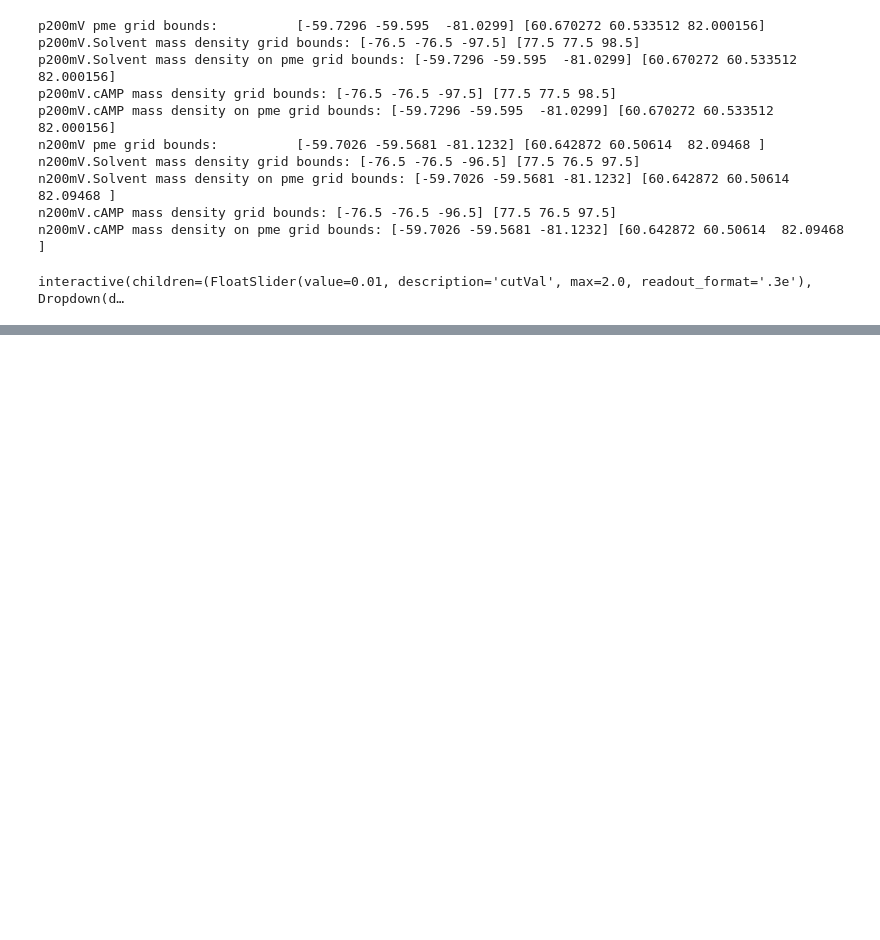
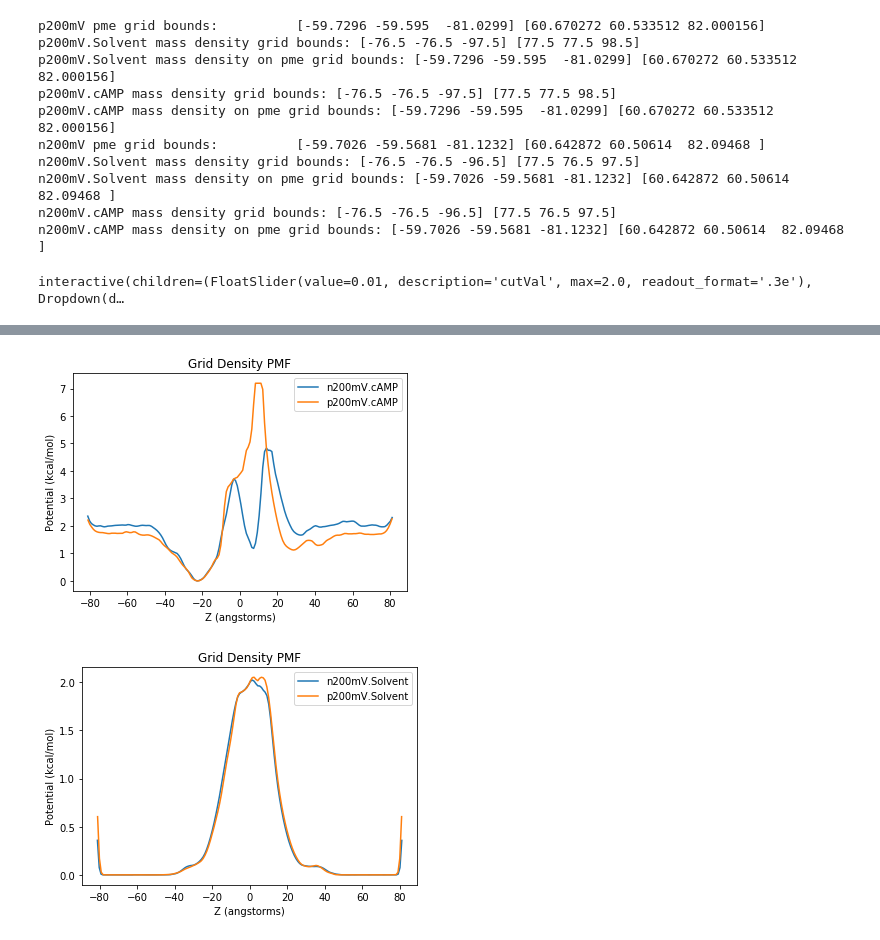
Before and after one commit to wesleymsmith/CX26_PME_Analysis, a Jupyter notebook: PME_Analysis_Notebook.ipynb, the cells around one changed output, grey strips where cells are left out. Drawn from its saved outputs; the diff is of its cells as text; code cells hidden in the pictures; blank space fills up the shorter version.

```diff
--- a/PME_Analysis_Notebook.ipynb
+++ b/PME_Analysis_Notebook.ipynb
@@ -628,0 +763,54 @@ interactive(children=(FloatSlider(value=0.01, description='cutVal', max=2.0, rea
+# %%
+kT=0.0019872041*310.15
+gVol=np.product(resampledDensityDict['n200mV.cAMP'].grid.shape)
+for densityName in ['n200mV.cAMP','p200mV.cAMP']:
+    densityGrid=resampledDensityDict[densityName]
+    gVol=np.product(densityGrid.grid.shape)
+    densityData=densityGrid.grid
+    densityData=densityData/np.sum(densityData)
+    pmfData=-kT*np.log(
+        np.array(
+            list(
+                map(lambda x: np.max([1./gVol,x]),
+                    np.nansum(densityData,axis=(0,1))
+                   )
+            )
+        )
+    )
+    pmfData=pmfData-np.min(pmfData)
+    pmfCoords=np.arange(densityData.shape[2])*densityGrid.delta[2]+densityGrid.origin[2]
+    sns.lineplot(pmfCoords,
+                 pmfData,
+                 label=densityName)
+plt.title("Grid Density PMF")
+plt.xlabel('Z (angstorms)')
+plt.ylabel('Potential (kcal/mol)')
+plt.show()
+
+kT=0.0019872041*310.15
+for densityName in ['n200mV.Solvent','p200mV.Solvent']:
+    densityGrid=resampledDensityDict[densityName]
+    gVol=np.product(densityGrid.grid.shape)
+    densityData=densityGrid.grid
+    densityData=densityData/np.sum(densityData)
+    pmfData=-kT*np.log(
+        np.array(
+            list(
+                map(lambda x: np.max([1./gVol,x]),
+                    np.nansum(densityData,axis=(0,1))
+                   )
+            )
+        )
+    )
+    pmfData=pmfData-np.min(pmfData)
+    pmfCoords=np.arange(densityData.shape[2])*densityGrid.delta[2]+densityGrid.origin[2]
+    sns.lineplot(pmfCoords,
+                 pmfData,
+                 label=densityName)
+plt.title("Grid Density PMF")
+plt.xlabel('Z (angstorms)')
+plt.ylabel('Potential (kcal/mol)')
+plt.show()
+# %% [output]
+[figure, added]
+[figure, added]
```
Also changed, not shown: parts of 7 cells of this notebook, 10 other files.
